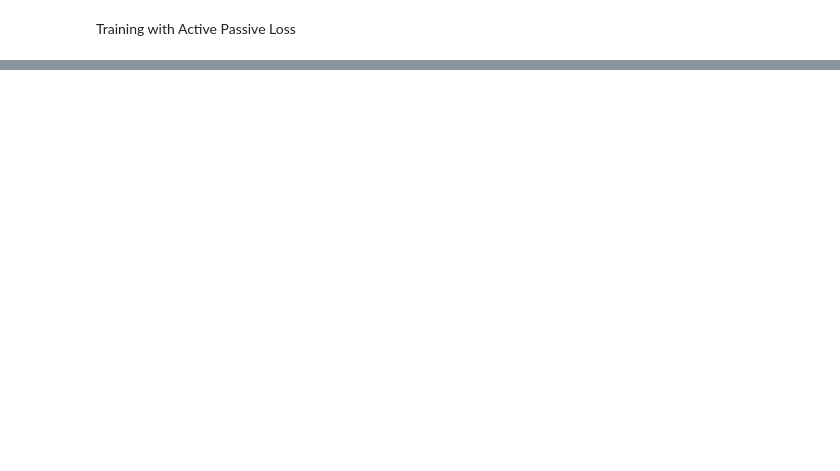
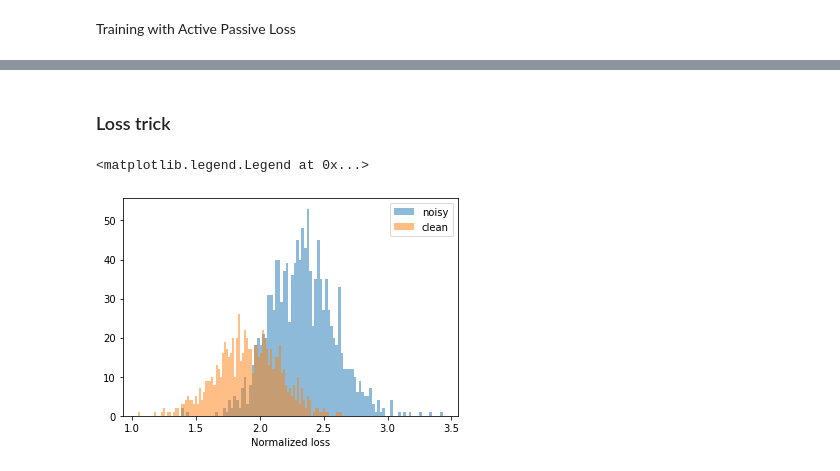
Before and after one commit to debajyotid2/noisy-labels, a Jupyter notebook: mixup.ipynb, the cells around one changed output, grey strips where cells are left out. Saved outputs shown, nothing was run; the diff lists cells and outputs as text; code cells hidden in the pictures; blank space fills up the shorter version.

```diff
--- a/mixup.ipynb
+++ b/mixup.ipynb
@@ -368,19 +409,22 @@ plot_images(train_ds_noisy)
 # %% [output]
 [figure]
 # %%
-tf.keras.backend.clear_session()
-start_time = time.time()
-tf.random.set_seed(123)
-model = base_model(10)
-loss_func = tf.keras.losses.CategoricalCrossentropy()
-loss_func_2 = tf.keras.losses.CategoricalCrossentropy(reduction=tf.keras.losses.Reduction.NONE)
-optimizer = tf.keras.optimizers.Adam(lr)
-logs_nb_70_sym = train_test_model(
-                                train_ds_noisy,
-                                test_ds,
-                                test_ds,
-                                loss_func,
-                                loss_func_2,
-                                num_epochs)
-print(f"Training time : {(time.time() - start_time)/60:.2f} min.")
+logs_nb_70_sym = read_pickle('logs_nb_70_sym')
+if not bool(logs_nb_70_sym):
+    tf.keras.backend.clear_session()
+    start_time = time.time()
+    tf.random.set_seed(123)
+    model = base_model(10)
+    loss_func = tf.keras.losses.CategoricalCrossentropy(from_logits=True)
+    loss_func_2 = tf.keras.losses.CategoricalCrossentropy(from_logits=True, reduction=tf.losses.Reduction.NONE)
+    optimizer = tf.keras.optimizers.Adam(lr)
+    logs_nb_70_sym = train_test_model(
+                                    train_ds_noisy,
+                                    train_ds_noisy,
+                                    test_ds,
+                                    loss_func,
+                                    loss_func_2,
+                                    num_epochs,
+                                    log_name='logs_nb_70_sym')
+    print(f"Training time : {(time.time() - start_time)/60:.2f} min.")
 # %% [output]
@@ -560,0 +644,14 @@ Training with Active Passive Loss
+# %% [markdown]
+### Loss trick
+# %%
+nl = label_noise['70_sym']
+noisy_idx = np.asarray([id for id in range(len(nl)) if nl[id] != gt_labels[id]])
+clean_idx = np.delete(np.arange(len(nl)), noisy_idx)
+# %%
+plt.hist(logs_nb_70_sym['val_losses'][10][noisy_idx], label='noisy', bins=100, alpha=0.5)
+plt.hist(logs_nb_70_sym['val_losses'][10][clean_idx], label='clean', bins=100, alpha=0.5)
+plt.xlabel("Normalized loss")
+plt.legend()
+# %% [output]
+<matplotlib.legend.Legend at 0x...>
+[figure, added]
```
Also changed, not shown: parts of 32 cells of this notebook.
